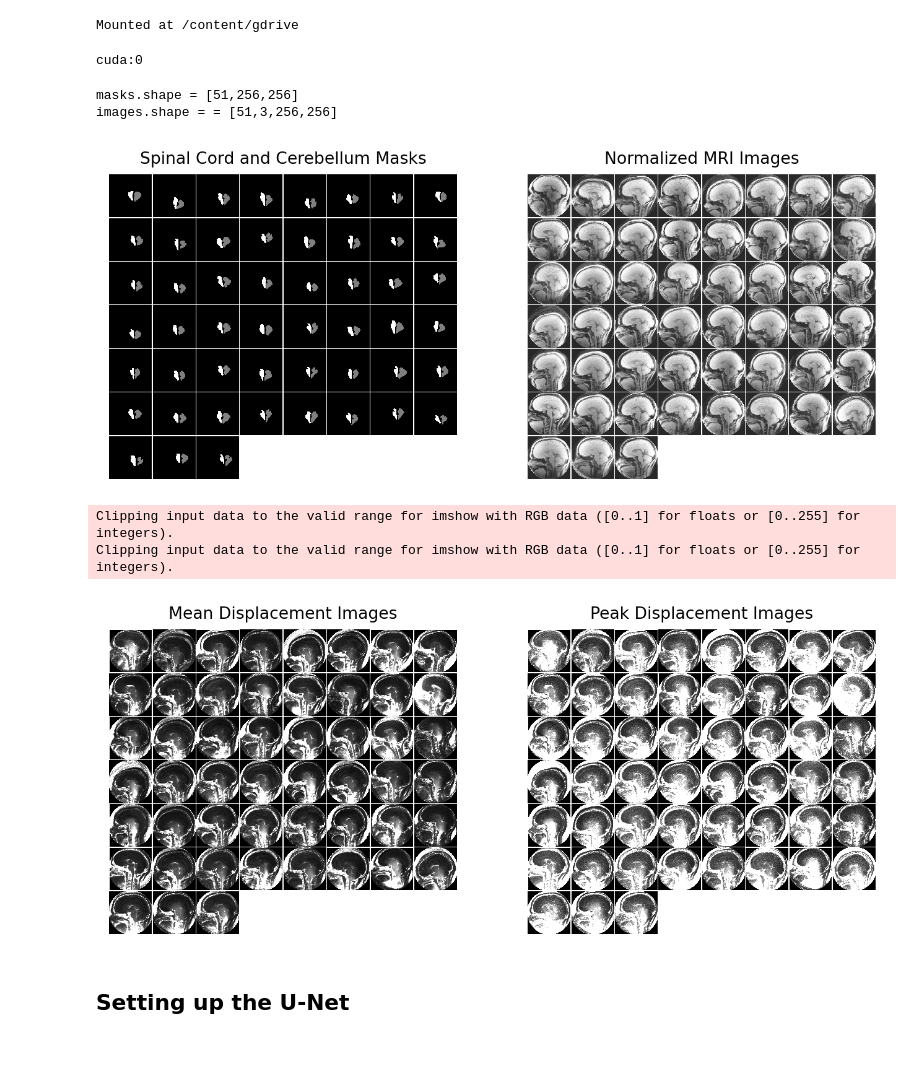
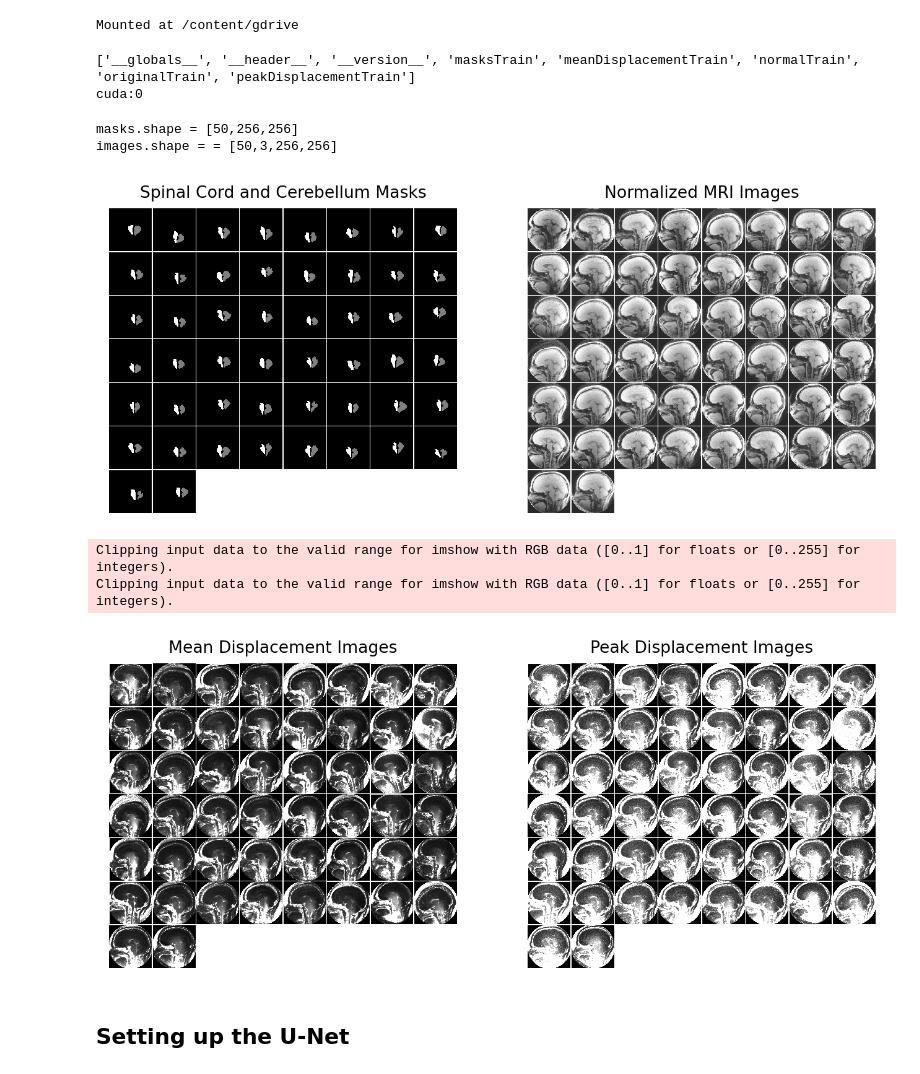
Before and after one commit to lruthotto/ChiariProject, a Jupyter notebook: U-Net_Emory_REU.ipynb, the cells around one changed output. Saved outputs shown, nothing was run; the diff lists cells and outputs as text; code cells hidden in the pictures.

```diff
--- a/U-Net_Emory_REU.ipynb
+++ b/U-Net_Emory_REU.ipynb
@@ -12,8 +12,7 @@ drive.mount('/content/gdrive', force_remount=True)
 import sys, os
 
 #Set Paths to Data Set(s)
-dataNorm = '/content/gdrive/My Drive/Chiari/Data/norm_mask_ChiariTraining.mat' #Normalized Magnitude Images
-dataPhase = '/content/gdrive/My Drive/Chiari/Data/chiariTrainingData-v2.mat' #Masks and Displacement Images
+data = '/content/gdrive/My Drive/Chiari/Data/normalizedChiariTrainingData-v2.mat'
 
 #To Test if Code Works Use trial = 'testModel'
 #trial = '11'
@@ -38,8 +37,8 @@ plt.rcParams['figure.figsize'] = [8, 5]
 plt.rcParams['figure.dpi'] = 200
 
 #Load .mat Data Files
-dataN = sio.loadmat(dataNorm)
-dataP = sio.loadmat(dataPhase)
+data = sio.loadmat(data)
+print(sorted(data.keys()))
 
 import torch
 import torch.nn as nn
@@ -52,16 +51,17 @@ import torch.optim as optim
 device = torch.device("cuda:0" if torch.cuda.is_available() else "cpu")
 print(device)
 # %% [output]
+['__globals__', '__header__', '__version__', 'masksTrain', 'meanDisplacementTrain', 'normalTrain', 'originalTrain', 'peakDisplacementTrain']
 cuda:0
 # %%
 #Extract DENSE Images [51,1,256,256] and Masks [51, 256, 256] from Data Sets (Taking Patient 52 Out)
-masks = torch.tensor(dataN['masksT'],dtype=torch.long, device=device).permute((2,0,1))
+masks = torch.tensor(data['masksTrain'],dtype=torch.long, device=device).permute((2,0,1))
 masks = masks[0:-1]
-images_norm = torch.tensor(dataN['imagesT'],dtype=torch.float32, device=device).permute((2,0,1)).unsqueeze(1)
+images_norm = torch.tensor(data['normalTrain'],dtype=torch.float32, device=device).permute((2,0,1)).unsqueeze(1)
 images_norm = images_norm[0:-1]
-images_mean = torch.tensor(dataP['meanDisplacementTrain'],dtype=torch.float32, device=device).permute((2,0,1)).unsqueeze(1)
+images_mean = torch.tensor(data['meanDisplacementTrain'],dtype=torch.float32, device=device).permute((2,0,1)).unsqueeze(1)
 images_mean = images_mean[0:-1]
-images_peak = torch.tensor(dataP['peakDisplacementTrain'],dtype=torch.float32, device=device).permute((2,0,1)).unsqueeze(1)
+images_peak = torch.tensor(data['peakDisplacementTrain'],dtype=torch.float32, device=device).permute((2,0,1)).unsqueeze(1)
 images_peak = images_peak[0:-1]
 #Combine Normalized Magnitude, Mean, and Peak Displacement Images into a [51,3,256,256] Tensor
 images = torch.cat((images_norm, images_mean, images_peak),1)
@@ -72,39 +72,39 @@ print('images.shape = = [%d,%d,%d,%d]' % images.shape)
 
 #Print Data Sets as Images
 plt.figure(1)
 plt.subplot(1,2,1)
 plt.imshow(torchvision.utils.make_grid((masks.unsqueeze(1)/torch.max(masks)).cpu(),8,padding=5,pad_value=1.0).permute((1,2,0)),cmap='gray')
 plt.axis("off")
 plt.title('Spinal Cord and Cerebellum Masks')
 plt.margins(0, 0)
 
 plt.subplot(1,2,2)
 plt.imshow(torchvision.utils.make_grid((images_norm/torch.max(images_norm)).cpu(),8,padding=5,pad_value=1.0).permute((1,2,0)),cmap='gray')
 plt.axis("off")
 plt.title('Normalized MRI Images')
 plt.margins(0, 0)
 plt.show(1)
 
 plt.figure(2)
 plt.subplot(1,2,1)
 plt.imshow(torchvision.utils.make_grid((images_mean).cpu(),8,padding=5,pad_value=1.0).permute((1,2,0)),cmap='gray')
 plt.axis("off")
 plt.title('Mean Displacement Images')
 plt.margins(0, 0)
 
 plt.subplot(1,2,2)
 plt.imshow(torchvision.utils.make_grid((images_peak).cpu(),8,padding=5,pad_value=1.0).permute((1,2,0)),cmap='gray')
 plt.axis("off")
 plt.title('Peak Displacement Images')
 plt.margins(0, 0)
 plt.show(2)
 # %% [output]
-masks.shape = [51,256,256]
-images.shape = = [51,3,256,256]
+masks.shape = [50,256,256]
+images.shape = = [50,3,256,256]
-[figure, old version]
+[figure, new version]
 Clipping input data to the valid range for imshow with RGB data ([0..1] for floats or [0..255] for integers).
 Clipping input data to the valid range for imshow with RGB data ([0..1] for floats or [0..255] for integers).
-[figure, old version]
+[figure, new version]
 # %% [markdown]
 ## Setting up the U-Net
 # %%
```
Also changed, not shown: parts of 5 cells of this notebook.
